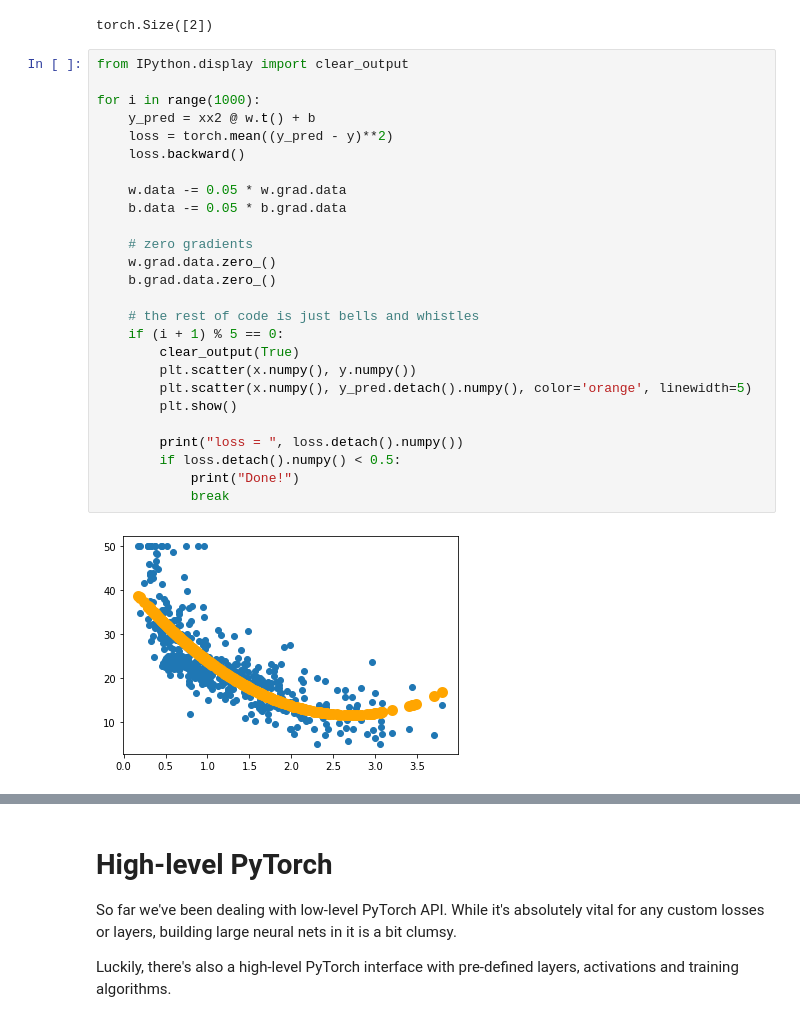
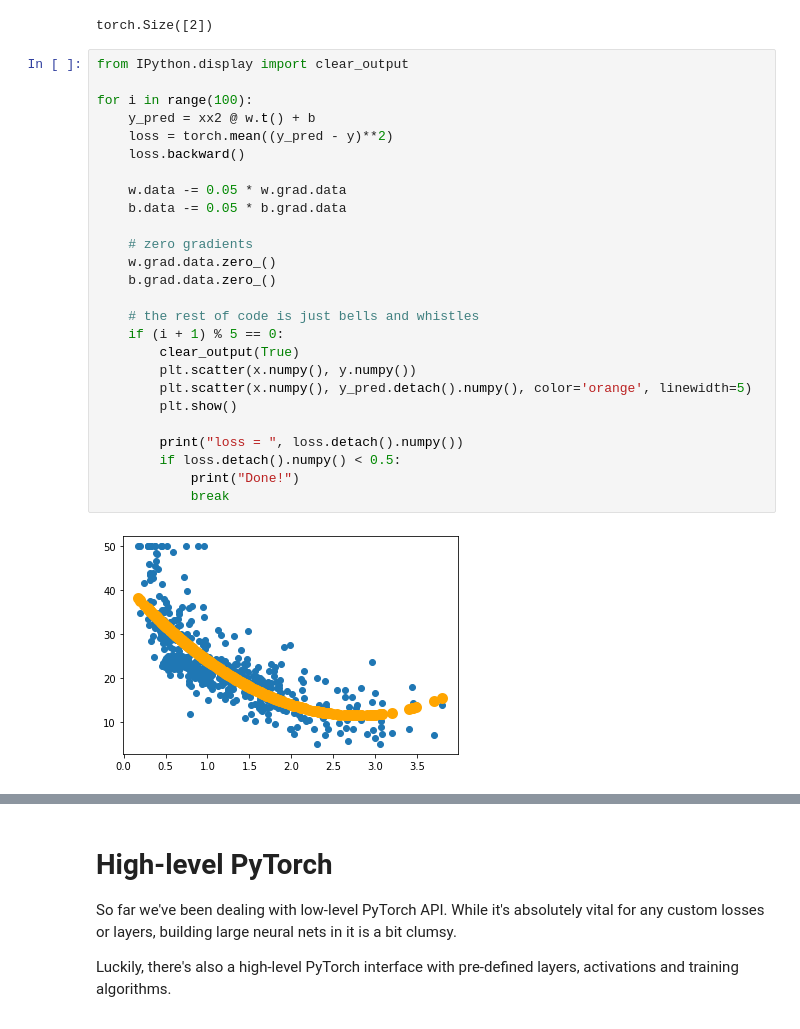
Before and after one commit to sumeetsk/Practical_RL, a Jupyter notebook: week1_intro/primer/recap_pytorch.ipynb, the cells around one changed output, grey strips where cells are left out. Saved outputs shown, nothing was run; the diff lists cells and outputs as text.

```diff
--- a/week1_intro/primer/recap_pytorch.ipynb
+++ b/week1_intro/primer/recap_pytorch.ipynb
@@ -220,28 +220,28 @@ torch.Size([2])
 # %%
 from IPython.display import clear_output
 
-for i in range(1000):
+for i in range(100):
     y_pred = xx2 @ w.t() + b
     loss = torch.mean((y_pred - y)**2)
     loss.backward()
 
     w.data -= 0.05 * w.grad.data
     b.data -= 0.05 * b.grad.data
 
     # zero gradients
     w.grad.data.zero_()
     b.grad.data.zero_()
 
     # the rest of code is just bells and whistles
     if (i + 1) % 5 == 0:
         clear_output(True)
         plt.scatter(x.numpy(), y.numpy())
         plt.scatter(x.numpy(), y_pred.detach().numpy(), color='orange', linewidth=5)
         plt.show()
 
         print("loss = ", loss.detach().numpy())
         if loss.detach().numpy() < 0.5:
             print("Done!")
             break
 # %% [output]
-[figure, old version]
+[figure, new version]
```
Also changed, not shown: parts of 10 cells of this notebook.
